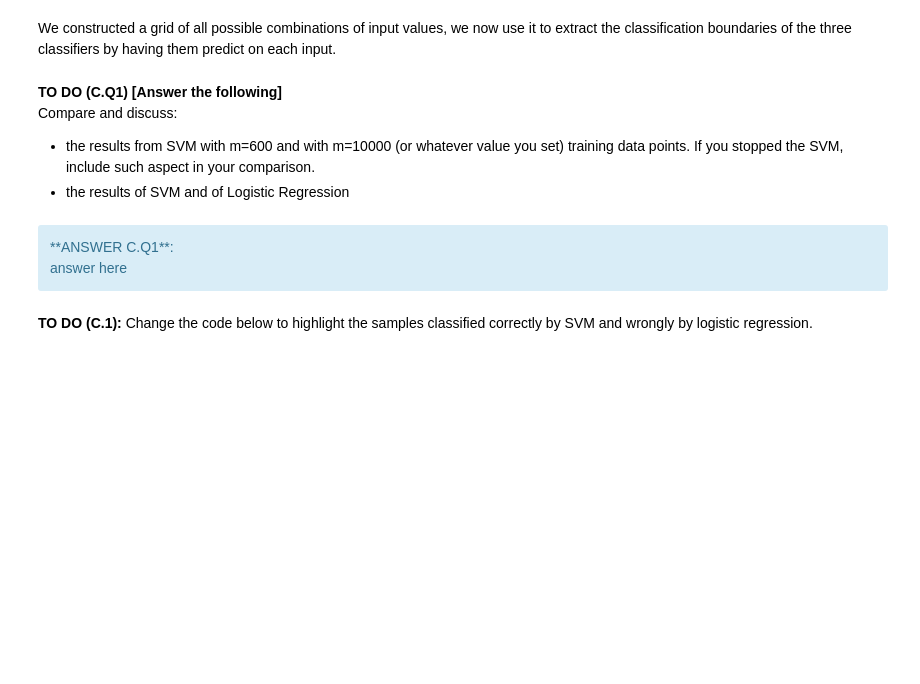
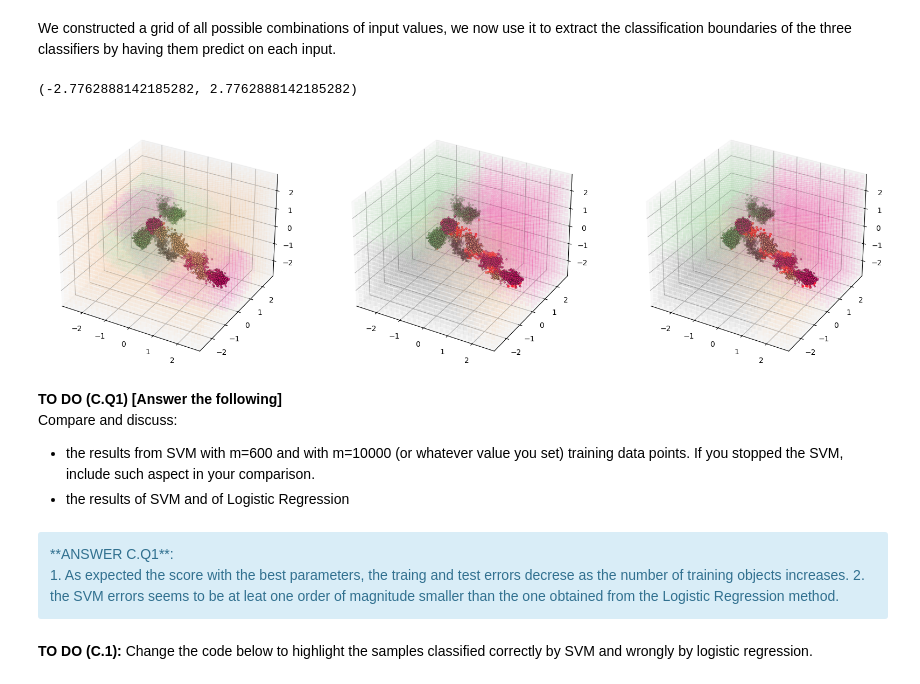
Before and after one commit to vepe99/MachineLearning22_PhysicsofData, a Jupyter notebook: LAB2/Viterbo_Giuseppe_LAB2.ipynb, the cells around one changed output. Drawn from its saved outputs; the diff is of its cells as text; code cells hidden in the pictures; blank space fills up the shorter version.

```diff
--- a/LAB2/Viterbo_Giuseppe_LAB2.ipynb
+++ b/LAB2/Viterbo_Giuseppe_LAB2.ipynb
@@ -305,0 +367,22 @@ print ("Best SVM test error: %f" % test_error)
+# %%
+#get training and test error for the best SVM model from CV
+
+# ADD YOUR CODE
+parameters = {'C': [0.1, 1, 10, 100],'gamma':[0.001, 0.01, 0.1,1]}
+svc = SVC(kernel = 'rbf')
+clf_rbf = GridSearchCV(svc, parameters, cv = 4)
+
+clf_rbf.fit(X_train, y_train)
+
+
+print ('RESULTS FOR rbf KERNEL')
+print("Best parameters set found:", clf_rbf.best_params_,'\n')
+print("Score with best parameters:", clf_rbf.best_score_,'\n')
+print("All scores on the grid:", clf_rbf.cv_results_['mean_test_score'], '\n')
+
+best_SVM = clf_rbf
+training_error = 1 - best_SVM.score(X_train, y_train)# ADD YOUR CODE
+test_error = 1 - best_SVM.score(X_test,y_test) # ADD YOUR CODE
+
+print ("Best SVM training error: %f" % training_error)
+print ("Best SVM test error: %f" % test_error)
@@ -309,6 +403,13 @@ print ("Best SVM test error: %f" % test_error)
 from sklearn import linear_model
 
 # ADD YOUR CODE
+from sklearn import metrics
+
+logreg = linear_model.LogisticRegression( C = 1e10)
+logreg.fit(X_train, y_train)
+
+training_error = 1 - metrics.accuracy_score(y_train, logreg.predict(X_train))
+test_error = 1 - metrics.accuracy_score(y_test, logreg.predict(X_test))
 
 print ("Best logistic regression training error: %f" % training_error)
 print ("Best logistic regression test error: %f" % test_error)
@@ -316,6 +420,12 @@ print ("Best logistic regression test error: %f" % test_error)
 **TO DO (B.3):** Try logistic regression with regularization (use C=1)
 # %%
 # ADD YOUR CODE
+logreg2 = linear_model.LogisticRegression( C = 1)
+logreg2.fit(X_train, y_train)
+
+training_error = 1 - metrics.accuracy_score(y_train, logreg2.predict(X_train))
+test_error = 1 - metrics.accuracy_score(y_test, logreg2.predict(X_test))
+
 
 print ("Best regularized logistic regression training error: %f" % training_error)
 print ("Best regularized logistic regression test error: %f" % test_error)
@@ -326,12 +439,16 @@ Now let us compare the shape of classification boundaries.
 # %% [markdown]
 **TO DO (C.0):** Use the SVM, logistic regression (with and without regularization) to predict on the test set X_test.
 # %%
-rbf_SVM_test = # ADD YOUR CODE
-lr_test = # ADD YOUR CODE
-regL2_test = # ADD YOUR CODE
+rbf_SVM_test = clf_rbf.predict(X_test)# ADD YOUR CODE
+lr_test = logreg.predict(X_test) # ADD YOUR CODE
+regL2_test = logreg2.predict(X_test) # ADD YOUR CODE
 # %% [markdown]
 We constructed a grid of all possible combinations of input values, we now use it to extract the classification boundaries of the three classifiers by having them predict on each input.
 # %%
+rbf_SVM = clf_rbf
+lr = logreg
+regL2 = logreg2
+
 
 rbf_SVM_grid = rbf_SVM.predict(x_grid)
 lr_grid = lr.predict(x_grid)
@@ -341,43 +458,48 @@ regL2_grid = regL2.predict(x_grid)
 rbf_SVM_m = y_test == rbf_SVM_test
 lr_m = y_test == lr_test
 regL2_m = y_test == lr_test
 
 fig = plt.figure(figsize=(20,36))
 ax1 = fig.add_subplot(1, 3, 1, projection="3d")
 ax2 = fig.add_subplot(1, 3, 2, projection="3d")
 ax3 = fig.add_subplot(1, 3, 3, projection="3d")
 
 ax1.scatter(x_grid[:,0], x_grid[:,1], x_grid[:,2], c=rbf_SVM_grid, linewidth=0, marker="s", alpha=.05,cmap='Accent')
 ax2.scatter(x_grid[:,0], x_grid[:,1], x_grid[:,2], c=lr_grid, linewidth=0, marker="s", alpha=.05,cmap='Accent')
 ax3.scatter(x_grid[:,0], x_grid[:,1], x_grid[:,2], c=regL2_grid, linewidth=0, marker="s", alpha=.05,cmap='Accent')
 
 ax1.scatter(X_test[rbf_SVM_m,0], X_test[rbf_SVM_m,1], X_test[rbf_SVM_m,2], c=y_test[rbf_SVM_m], linewidth=.5, edgecolor="k", marker=".",cmap='Accent')
 ax1.scatter(X_test[~rbf_SVM_m,0], X_test[~rbf_SVM_m,1], X_test[~rbf_SVM_m,2], c=y_test[~rbf_SVM_m], linewidth=1, edgecolor="r", marker=".",cmap='Accent')
 ax1.set_xlim([-x_max, x_max])
 ax1.set_ylim([-x_max, x_max])
 ax1.set_zlim([-x_max, x_max])
 
 ax2.scatter(X_test[lr_m,0], X_test[lr_m,1], X_test[lr_m,2], c=y_test[lr_m], linewidth=.5, edgecolor="k", marker=".",cmap='Accent')
 ax2.scatter(X_test[~lr_m,0], X_test[~lr_m,1], X_test[~lr_m,2], c=y_test[~lr_m], linewidth=1, edgecolor="r", marker=".",cmap='Accent')
 ax2.set_xlim([-x_max, x_max])
 ax2.set_ylim([-x_max, x_max])
 ax2.set_zlim([-x_max, x_max])
 
 ax3.scatter(X_test[regL2_m,0], X_test[regL2_m,1], X_test[regL2_m,2], c=y_test[regL2_m], linewidth=.5, edgecolor="k", marker=".",cmap='Accent')
 ax3.scatter(X_test[~regL2_m,0], X_test[~regL2_m,1], X_test[~regL2_m,2], c=y_test[~regL2_m], linewidth=1, edgecolor="r", marker=".",cmap='Accent')
 ax3.set_xlim([-x_max, x_max])
 ax3.set_ylim([-x_max, x_max])
 ax3.set_zlim([-x_max, x_max])
+# %% [output]
+(-2.7762888142185282, 2.7762888142185282)
+[figure, added]
 # %% [markdown]
 **TO DO (C.Q1) [Answer the following]** <br>
 Compare and discuss:
 - the results from SVM with m=600 and with m=10000 (or whatever value you set) training data points. If you stopped the SVM, include such aspect in your comparison.
 - the results of SVM and of Logistic Regression
-# %% [markdown]
-<div class="alert alert-block alert-info">
-**ANSWER C.Q1**:<br>
-answer here
-    </div>
+# %% [markdown]
+<div class="alert alert-block alert-info">
+**ANSWER C.Q1**:<br>
+   1. As expected the score with the best parameters, the traing and test errors decrese as the number of training
+    objects increases.
+   2.  the SVM errors seems to be at leat one order of magnitude smaller than the one obtained from the Logistic Regression method.
+    </div>
 # %% [markdown]
 **TO DO (C.1):** Change the code below to highlight the samples classified correctly by SVM and wrongly by logistic regression.
 # %%
```
Also changed, not shown: parts of 18 cells of this notebook, 1 other file.
